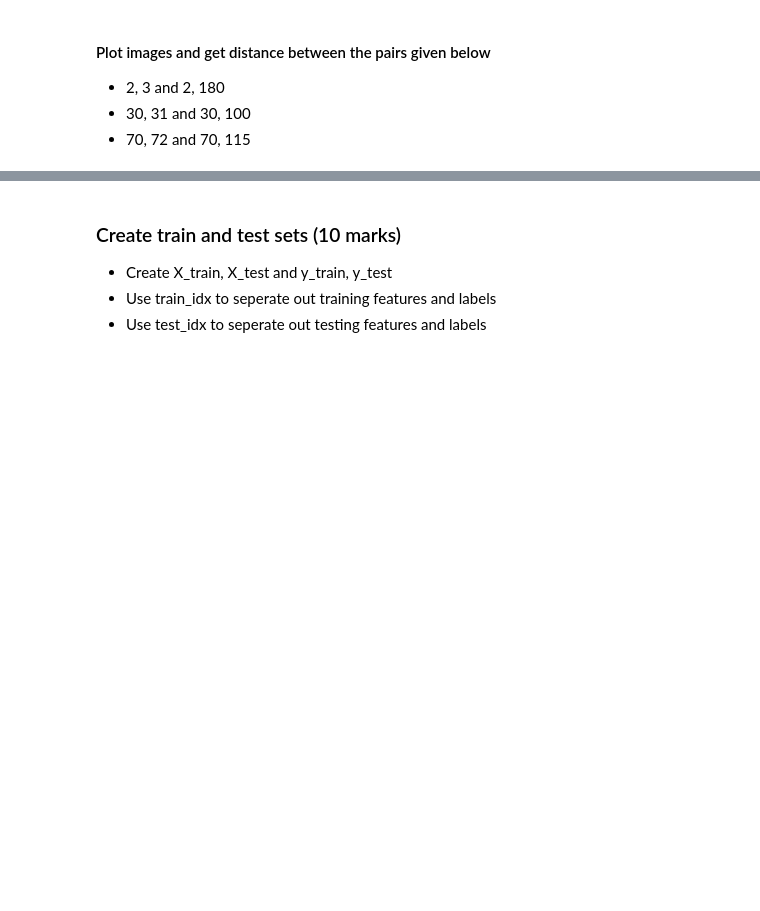
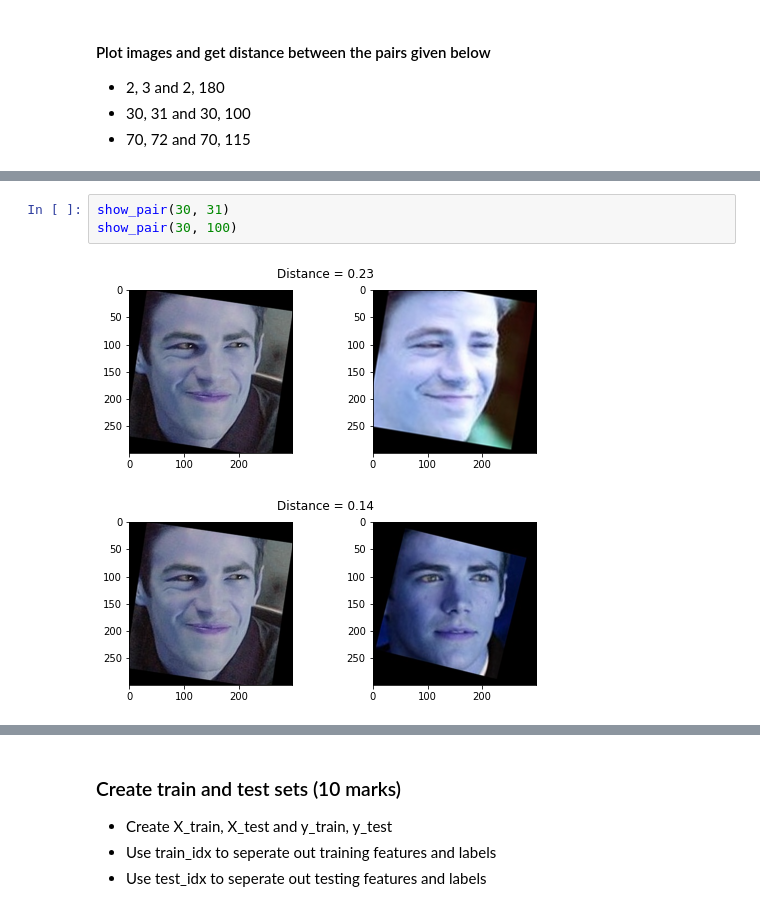
Before and after one commit to GreatLearningAIML1/bangalore-aug19-batch-Nishamol, a Jupyter notebook: Questions_Notebook_ACV.ipynb, the cells around one changed output, grey strips where cells are left out. Saved outputs shown, nothing was run; the diff lists cells and outputs as text; blank space fills up the shorter version.

```diff
--- a/Questions_Notebook_ACV.ipynb
+++ b/Questions_Notebook_ACV.ipynb
@@ -278,3 +278,9 @@ show_pair(2, 180)
 # %% [output]
 [figure]
 [figure]
+# %%
+show_pair(30, 31)
+show_pair(30, 100)
+# %% [output]
+[figure, added]
+[figure, added]
```
Also changed, not shown: parts of 2 cells of this notebook.
